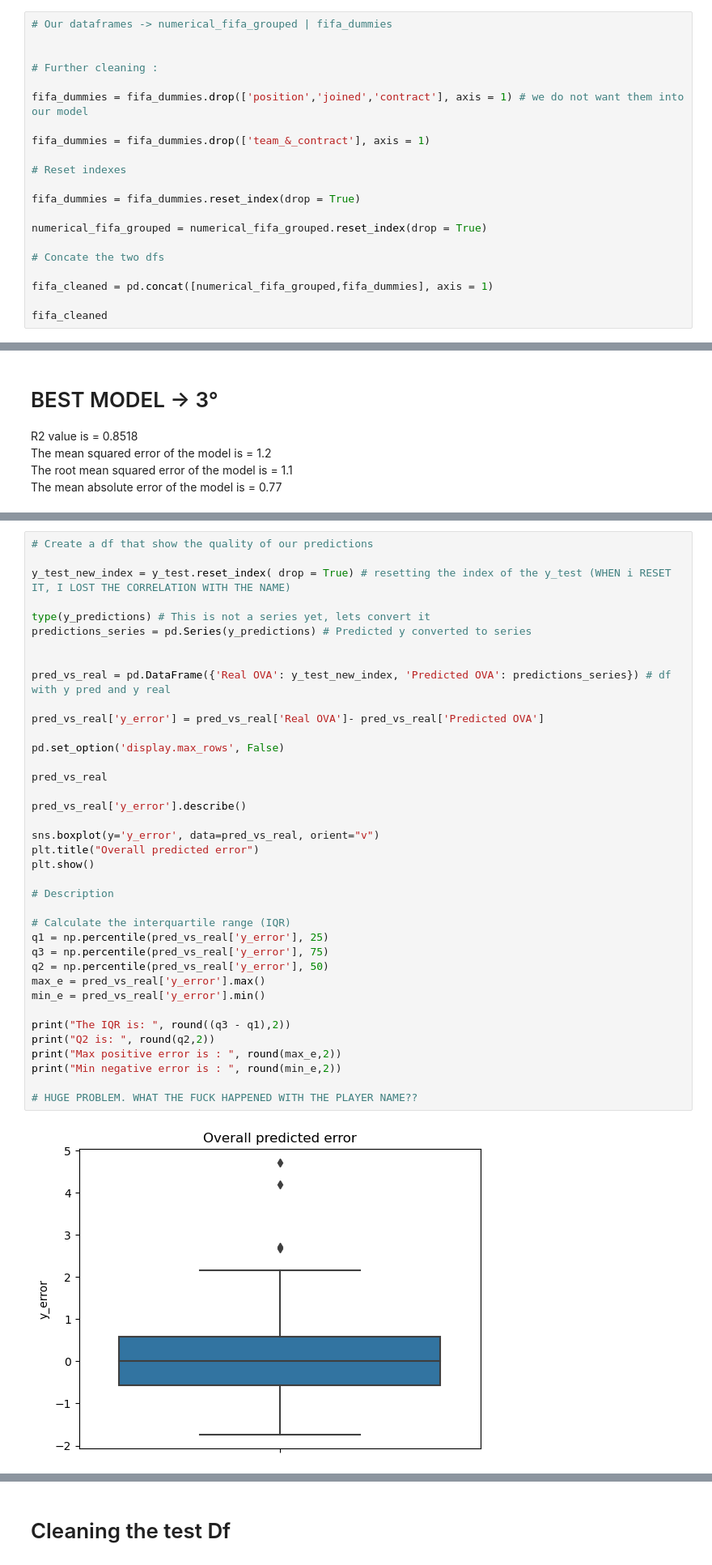
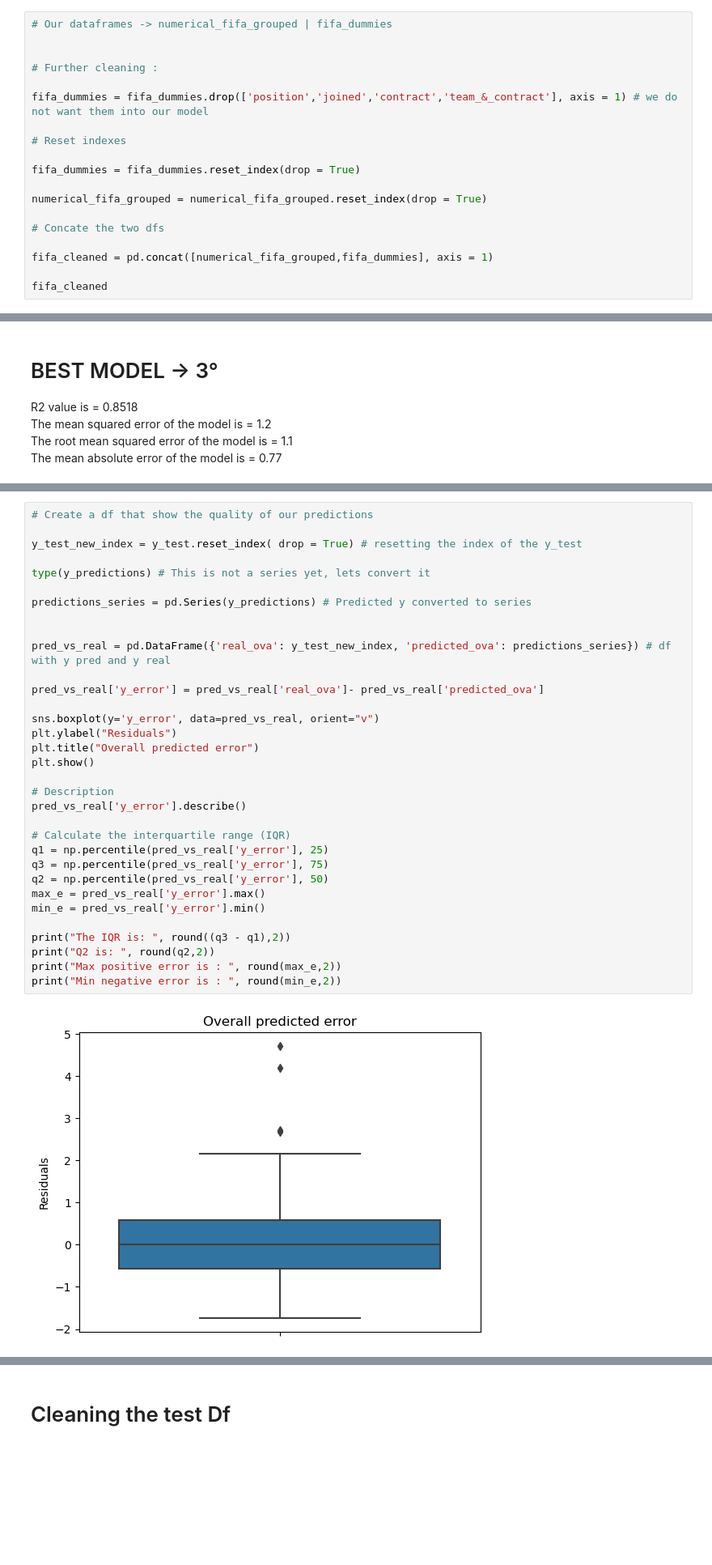
Before and after one commit to leonardo-pagliacci/project-Fifa-Future-Stars, a Jupyter notebook: Project_01_FIFA_500.ipynb, the cells around one changed output, grey strips where cells are left out. Shown: that part at 81% size. Cells and saved outputs as stored; diff of their text form; blank space fills up the shorter version.

```diff
--- a/Project_01_FIFA_500.ipynb
+++ b/Project_01_FIFA_500.ipynb
@@ -586,9 +556,7 @@ fifa_dummies
 
 # Further cleaning :
 
-fifa_dummies = fifa_dummies.drop(['position','joined','contract'], axis = 1) # we do not want them into our model
-
-fifa_dummies = fifa_dummies.drop(['team_&_contract'], axis = 1)
+fifa_dummies = fifa_dummies.drop(['position','joined','contract','team_&_contract'], axis = 1) # we do not want them into our model
 
 # Reset indexes
 
@@ -1038,43 +903,38 @@ plt.show()
 # %%
 # Create a df that show the quality of our predictions
 
-y_test_new_index = y_test.reset_index( drop = True) # resetting the index of the y_test (WHEN i RESET IT, I LOST THE CORRELATION WITH THE NAME)
+y_test_new_index = y_test.reset_index( drop = True) # resetting the index of the y_test
 
 type(y_predictions) # This is not a series yet, lets convert it
+
 predictions_series = pd.Series(y_predictions) # Predicted y converted to series
 
 
-pred_vs_real = pd.DataFrame({'Real OVA': y_test_new_index, 'Predicted OVA': predictions_series}) # df with y pred and y real
+pred_vs_real = pd.DataFrame({'real_ova': y_test_new_index, 'predicted_ova': predictions_series}) # df with y pred and y real
 
-pred_vs_real['y_error'] = pred_vs_real['Real OVA']- pred_vs_real['Predicted OVA']
-
-pd.set_option('display.max_rows', False)
-
-pred_vs_real
-
-pred_vs_real['y_error'].describe()
+pred_vs_real['y_error'] = pred_vs_real['real_ova']- pred_vs_real['predicted_ova']
 
 sns.boxplot(y='y_error', data=pred_vs_real, orient="v")
+plt.ylabel("Residuals")
 plt.title("Overall predicted error")
 plt.show()
 
 # Description
+pred_vs_real['y_error'].describe()
 
 # Calculate the interquartile range (IQR)
 q1 = np.percentile(pred_vs_real['y_error'], 25)
 q3 = np.percentile(pred_vs_real['y_error'], 75)
 q2 = np.percentile(pred_vs_real['y_error'], 50)
 max_e = pred_vs_real['y_error'].max()
 min_e = pred_vs_real['y_error'].min()
 
 print("The IQR is: ", round((q3 - q1),2))
 print("Q2 is: ", round(q2,2))
 print("Max positive error is : ", round(max_e,2))
 print("Min negative error is : ", round(min_e,2))
-
-# HUGE PROBLEM. WHAT THE FUCK HAPPENED WITH THE PLAYER NAME??
 # %% [output]
-[figure, old version]
+[figure, new version]
 The IQR is:  1.14
 Q2 is:  0.01
 Max positive error is :  4.72
```
Also changed, not shown: parts of 18 cells of this notebook.
